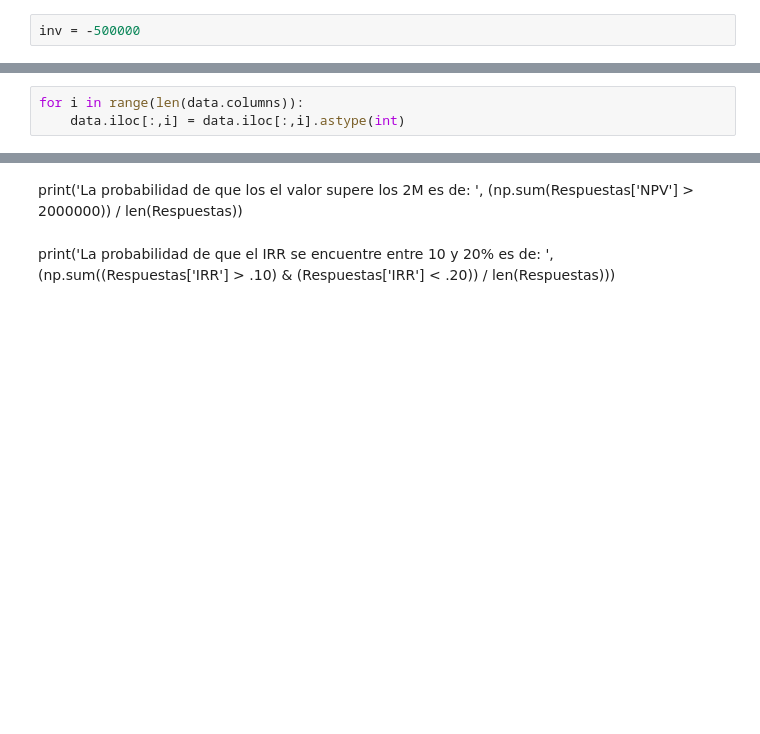
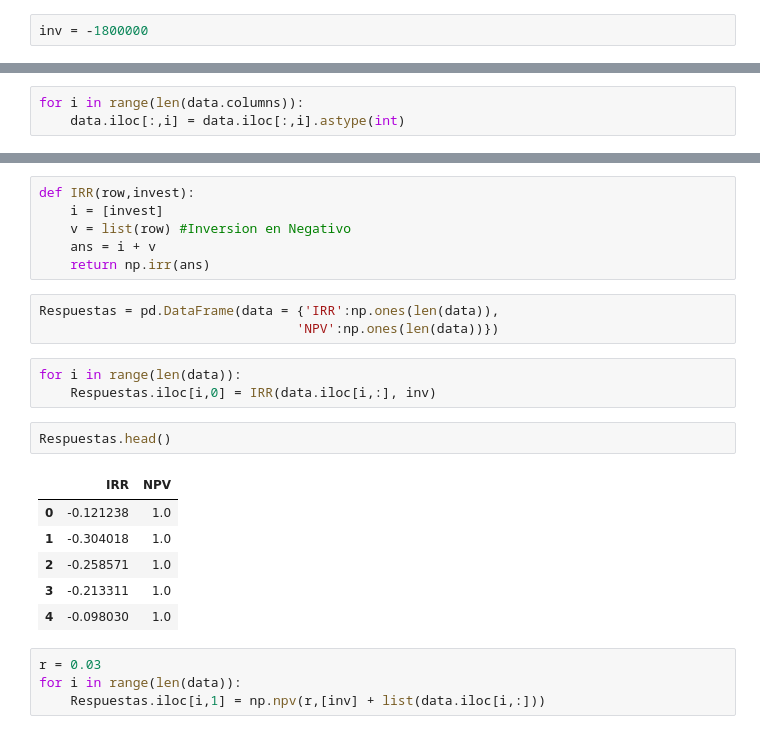
Before and after one commit to RodoSlay/Finanzas_Cuantitativas, a Jupyter notebook: Tarea1/Tarea 1.ipynb, the cells around one changed output, grey strips where cells are left out. Drawn from its saved outputs; the diff is of its cells as text; blank space fills up the shorter version.

```diff
--- a/Tarea1/Tarea 1.ipynb
+++ b/Tarea1/Tarea 1.ipynb
@@ -15,7 +15,7 @@ import numpy as np
 # %%
 data = pd.read_csv("Data_OilCompany.csv")
 # %%
-inv = -500000
+inv = -1800000
 # %%
 data.head()
 # %% [output]
@@ -80,4 +58,25 @@ print('La probabilidad de que la IRR supere el 35% es de: ', (np.sum(Respuestas[
-# %% [markdown]
-print('La probabilidad de que los el valor supere los 2M es de: ', (np.sum(Respuestas['NPV'] > 2000000)) / len(Respuestas))
-# %% [markdown]
-print('La probabilidad de que el IRR se encuentre entre 10 y 20% es de: ', (np.sum((Respuestas['IRR'] > .10) & (Respuestas['IRR'] < .20)) / len(Respuestas)))
+# %%
+def IRR(row,invest):
+    i = [invest]
+    v = list(row) #Inversion en Negativo
+    ans = i + v
+    return np.irr(ans)
+# %%
+Respuestas = pd.DataFrame(data = {'IRR':np.ones(len(data)),
+                                 'NPV':np.ones(len(data))})
+# %%
+for i in range(len(data)):
+    Respuestas.iloc[i,0] = IRR(data.iloc[i,:], inv)
+# %%
+Respuestas.head()
+# %% [output]
+|  | IRR | NPV |
+| 0 | -0.121238 | 1.0 |
+| 1 | -0.304018 | 1.0 |
+| 2 | -0.258571 | 1.0 |
+| 3 | -0.213311 | 1.0 |
+| 4 | -0.098030 | 1.0 |
+# %%
+r = 0.03
+for i in range(len(data)):
+    Respuestas.iloc[i,1] = np.npv(r,[inv] + list(data.iloc[i,:]))
```
Also changed, not shown: parts of 14 cells of this notebook, 2 other files.
